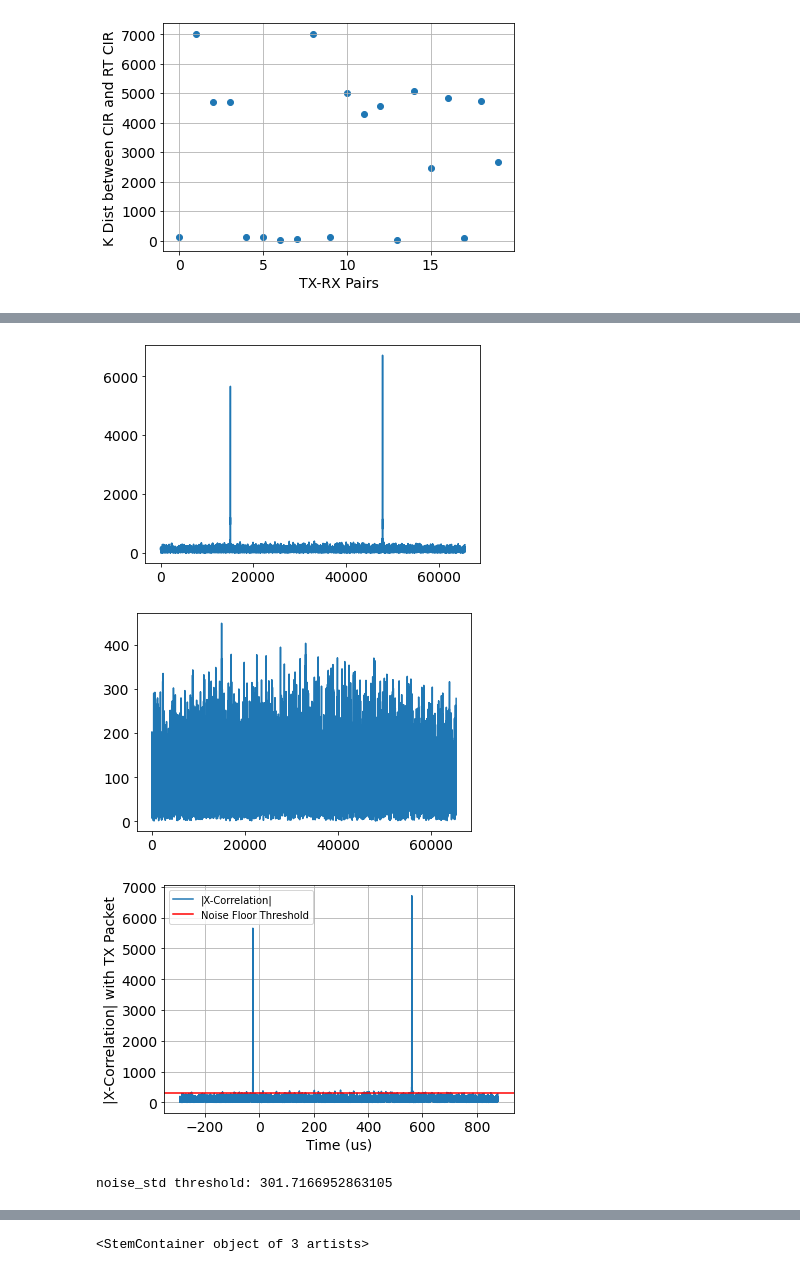
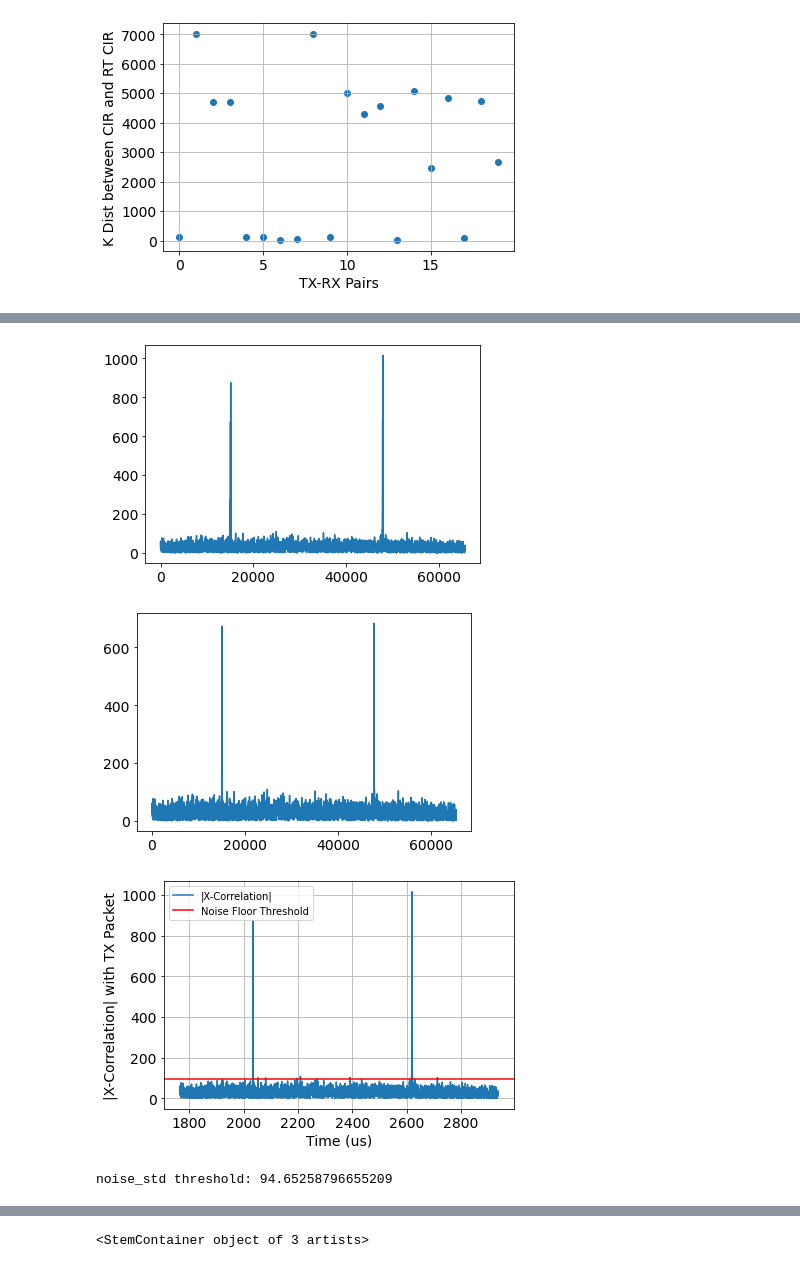
Before and after one commit to cjeng8771/CIRcomparison, a Jupyter notebook: CIRcomparison_characterization.ipynb, the cells around one changed output, grey strips where cells are left out. Cells and saved outputs as stored; diff of their text form; code cells hidden in the pictures.

```diff
--- a/CIRcomparison_characterization.ipynb
+++ b/CIRcomparison_characterization.ipynb
@@ -682,7 +682,8 @@ plt.show()
 
 # plotnum = 8 # tx: browning, rx: hospital
 # plotnum = 5 # tx: browning, rx: bes
-plotnum = 2
+## plotnum = 2
+plotnum = 1
 
 filtered_rx0 = filtered_rx0_list[plotnum]
 pairname = pairnames[plotnum]
@@ -691,18 +692,25 @@ print(pairname)
 lagIndex, lags, xcorr_mag, peak = crossCorrelationMax(filtered_rx0, QPSK_samples)
 print('RX Time Delay: ' + str(samples_to_us(lagIndex,samp_rate)) + ' us')
 
+T0_watch = 2057.8523 # microsecond antenna delay at first node, calculated through WATCH program
+
 # Change lagIndex if a different peak is desired to analyze in zoomed plot
 
 # Zoom in on cross-correlation peak
 us_around = 2
 lagIndex_us = samples_to_us(lagIndex,samp_rate)
+PlagIndex_us = lagIndex_us + T0_watch
+
+lags_adjusted = ((lags/samp_rate)*1000000) + T0_watch
 
 plt.figure()
-plt.plot(((lags/samp_rate)*1000000), xcorr_mag, label='|X-Correlation|')
+plt.plot(lags_adjusted, xcorr_mag, label='|X-Correlation|')
 plt.legend()
 plt.ylabel('|X-Correlation| with TX Packet', fontsize=14)
 plt.xlabel('Time (us)', fontsize=14)
-plt.xlim((lagIndex_us-us_around,lagIndex_us+us_around))
+plt.xticks(fontsize=10)
+plt.yticks(fontsize=10)
+plt.xlim((PlagIndex_us-us_around,PlagIndex_us+us_around))
 plt.tight_layout()
 plt.grid(True)
 plt.show()
@@ -988,38 +1026,38 @@ noise_arr = np.concatenate((xcorr_mag[:peak_ind-noise_buffer], xcorr_mag[peak_in
 second_peak = max(noise_arr)
 second_peak_ind = np.where(noise_arr == second_peak)[0][0]
 
 noisearr = np.concatenate((noise_arr[:second_peak_ind-noise_buffer], noise_arr[second_peak_ind+noise_buffer:]))
 
 # original xcorr_mag plot
 plt.figure()
 plt.plot(xcorr_mag)
 
 # removed two peaks to leave noise
 plt.figure()
 plt.plot(noisearr)
 
 noise_std = np.std(noisearr)
 noise_std_thresh = 3.4*np.sqrt(2)*noise_std
 
 plt.figure()
-plt.plot(((lags/samp_rate)*1000000), xcorr_mag, label='|X-Correlation|')
+plt.plot(lags_adjusted, xcorr_mag, label='|X-Correlation|')
 #plt.axhline(y = noise_std, color = 'r', linestyle = '-', label='std') # std
 #plt.axhline(y = noise_std_thresh, color = 'g', linestyle = '-', label='3.4sqrt(2)*std') # 3.4sqrt(2)*std above
 plt.axhline(y = noise_std_thresh, color = 'r', linestyle = '-', label='Noise Floor Threshold') # 3.4sqrt(2)*std above
 plt.legend()
 plt.ylabel('|X-Correlation| with TX Packet', fontsize=14)
 plt.xlabel('Time (us)', fontsize=14)
 #plt.xlim((lagIndex_us-us_around,lagIndex_us+us_around))
 plt.tight_layout()
 plt.grid(True)
 plt.show()
 
 print('noise_std threshold: ' + str(noise_std_thresh))
 # %% [output]
-[figure, old version]
+[figure, new version]
-[figure, old version]
+[figure, new version]
-[figure, old version]
+[figure, new version]
-noise_std threshold: 301.7166952863105
+noise_std threshold: 94.65258796655209
 # %%
 ### Testing Cells
 
```
Also changed, not shown: parts of 6 cells of this notebook.
